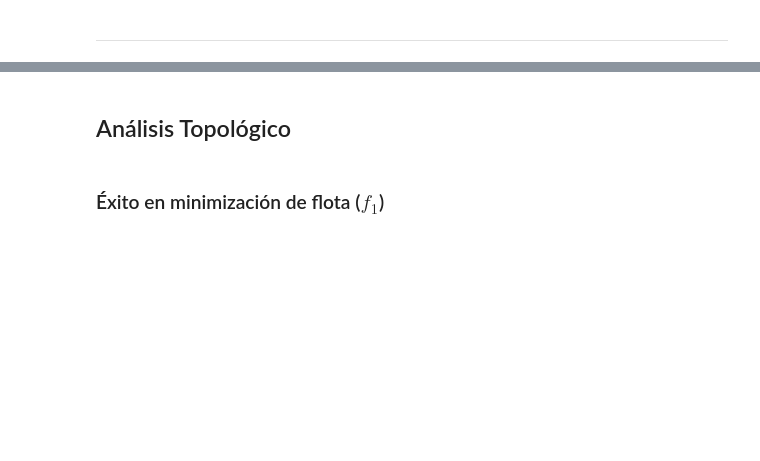
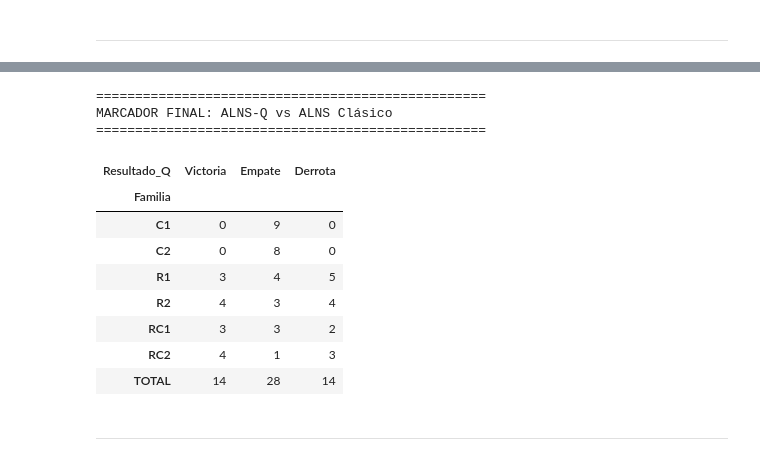
Before and after one commit to JoseFrancisc0/PFC_VPRTW, a Jupyter notebook: Experiments/analisis_experimentos.ipynb, the cells around one changed output, grey strips where cells are left out. Cells and saved outputs as stored; diff of their text form; code cells hidden in the pictures; blank space fills up the shorter version.

```diff
--- a/Experiments/analisis_experimentos.ipynb
+++ b/Experiments/analisis_experimentos.ipynb
@@ -279,4 +258,62 @@ No hay correlación.
+# %%
+def evaluar_enfrentamiento(row):
+    v_c = row['Veh_CLASSIC']
+    v_q = row['Veh_QLEARNING']
+    d_c = row['Dist_CLASSIC']
+    d_q = row['Dist_QLEARNING']
+
+    # f_1
+    if v_q < v_c:
+        return 'Victoria'
+    elif v_q > v_c:
+        return 'Derrota'
+    else:
+        # f_2
+        if d_q < d_c:
+            return 'Victoria'
+        elif d_q > d_c:
+            return 'Derrota'
+        else:
+            return 'Empate'
+# %%
+df_wtl = df_instancias.pivot(
+    index=['Familia', 'Instancia'],
+    columns='Algoritmo',
+    values=['Best_Veh', 'Best_Dist']
+).reset_index()
+
+df_wtl.columns = ['Familia', 'Instancia', 'Veh_CLASSIC', 'Veh_QLEARNING', 'Dist_CLASSIC', 'Dist_QLEARNING']
+
+df_wtl['Dist_CLASSIC'] = df_wtl['Dist_CLASSIC'].round(2)
+df_wtl['Dist_QLEARNING'] = df_wtl['Dist_QLEARNING'].round(2)
+df_wtl['Resultado_Q'] = df_wtl.apply(evaluar_enfrentamiento, axis=1)
+
+marcador = pd.crosstab(df_wtl['Familia'], df_wtl['Resultado_Q'])
+
+for col in ['Victoria', 'Empate', 'Derrota']:
+    if col not in marcador:
+        marcador[col] = 0
+
+marcador = marcador[['Victoria', 'Empate', 'Derrota']]
+
+marcador.loc['TOTAL'] = marcador.sum()
+
+print("="*50)
+print("MARCADOR FINAL: ALNS-Q vs ALNS Clásico")
+print("="*50)
+display(marcador)
+# %% [output]
+==================================================
+MARCADOR FINAL: ALNS-Q vs ALNS Clásico
+==================================================
+| Resultado_Q | Victoria | Empate | Derrota |
+| Familia |  |  |  |
+| C1 | 0 | 9 | 0 |
+| C2 | 0 | 8 | 0 |
+| R1 | 3 | 4 | 5 |
+| R2 | 4 | 3 | 4 |
+| RC1 | 3 | 3 | 2 |
+| RC2 | 4 | 1 | 3 |
+| TOTAL | 14 | 28 | 14 |
 # %% [markdown]
-## Análisis Topológico
+---
-# %% [markdown]
-### Éxito en minimización de flota ($f_1$)
```
Also changed, not shown: parts of 22 cells of this notebook, 1 other file.
